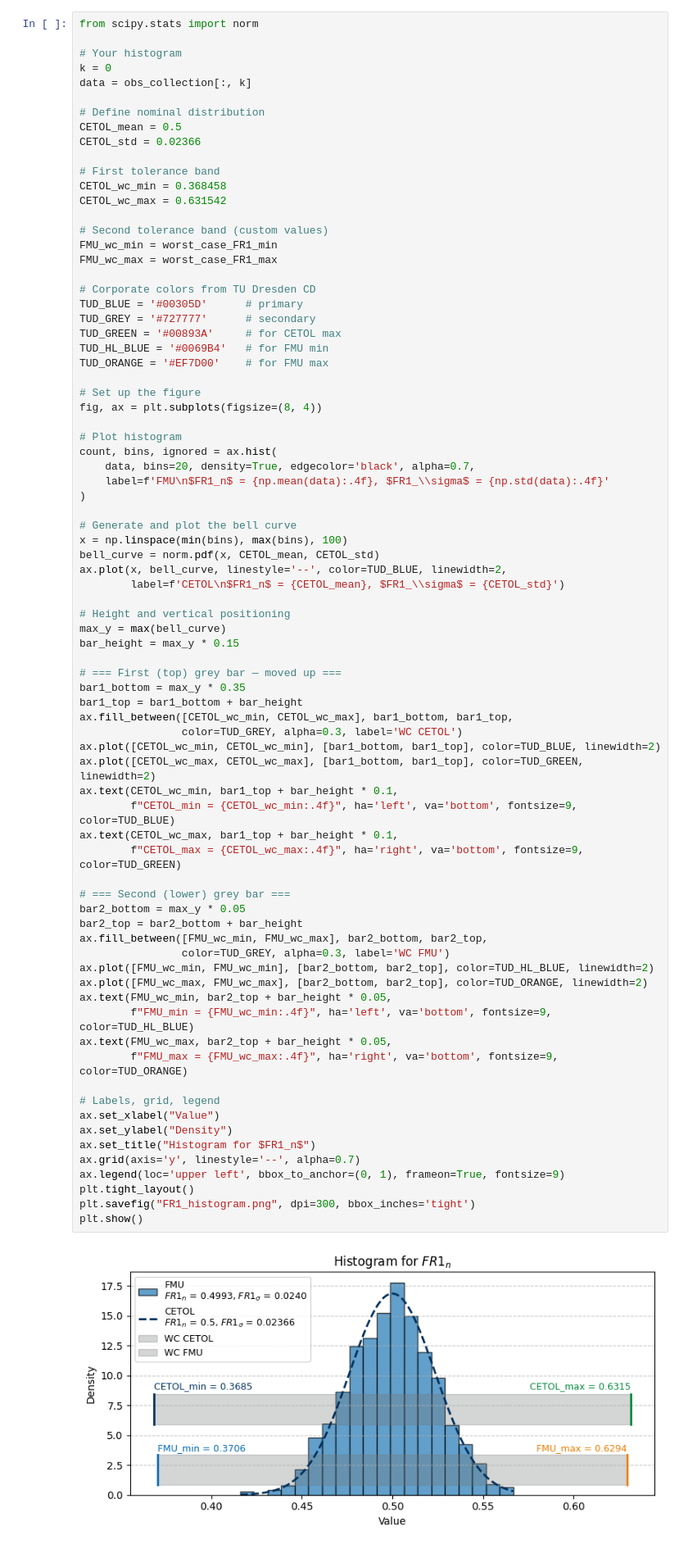
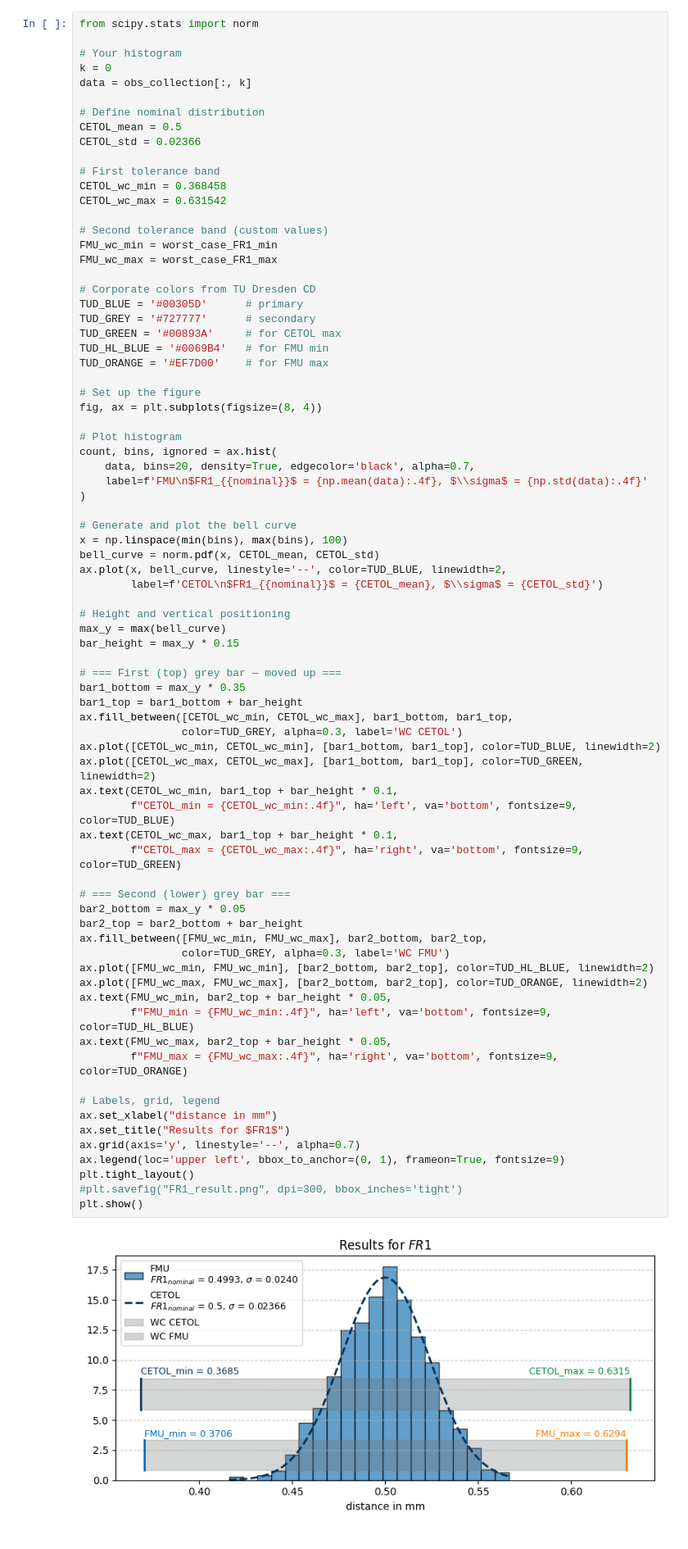
Before and after one commit to wredsen/fmugym, a Jupyter notebook: examples/geom_tolerance_source.ipynb, the cells around one changed output. Shown at 82% size. Saved outputs shown, nothing was run; the diff lists cells and outputs as text.

Commit message:
plot V1

```diff
--- a/examples/geom_tolerance_source.ipynb
+++ b/examples/geom_tolerance_source.ipynb
@@ -330,14 +327,14 @@ fig, ax = plt.subplots(figsize=(8, 4))
 # Plot histogram
 count, bins, ignored = ax.hist(
     data, bins=20, density=True, edgecolor='black', alpha=0.7,
-    label=f'FMU\n$FR1_n$ = {np.mean(data):.4f}, $FR1_\\sigma$ = {np.std(data):.4f}'
+    label=f'FMU\n$FR1_{{nominal}}$ = {np.mean(data):.4f}, $\\sigma$ = {np.std(data):.4f}'
 )
 
 # Generate and plot the bell curve
 x = np.linspace(min(bins), max(bins), 100)
 bell_curve = norm.pdf(x, CETOL_mean, CETOL_std)
 ax.plot(x, bell_curve, linestyle='--', color=TUD_BLUE, linewidth=2,
-        label=f'CETOL\n$FR1_n$ = {CETOL_mean}, $FR1_\\sigma$ = {CETOL_std}')
+        label=f'CETOL\n$FR1_{{nominal}}$ = {CETOL_mean}, $\\sigma$ = {CETOL_std}')
 
 # Height and vertical positioning
 max_y = max(bell_curve)
@@ -346,38 +343,37 @@ bar_height = max_y * 0.15
 # === First (top) grey bar — moved up ===
 bar1_bottom = max_y * 0.35
 bar1_top = bar1_bottom + bar_height
 ax.fill_between([CETOL_wc_min, CETOL_wc_max], bar1_bottom, bar1_top,
                 color=TUD_GREY, alpha=0.3, label='WC CETOL')
 ax.plot([CETOL_wc_min, CETOL_wc_min], [bar1_bottom, bar1_top], color=TUD_BLUE, linewidth=2)
 ax.plot([CETOL_wc_max, CETOL_wc_max], [bar1_bottom, bar1_top], color=TUD_GREEN, linewidth=2)
 ax.text(CETOL_wc_min, bar1_top + bar_height * 0.1,
         f"CETOL_min = {CETOL_wc_min:.4f}", ha='left', va='bottom', fontsize=9, color=TUD_BLUE)
 ax.text(CETOL_wc_max, bar1_top + bar_height * 0.1,
         f"CETOL_max = {CETOL_wc_max:.4f}", ha='right', va='bottom', fontsize=9, color=TUD_GREEN)
 
 # === Second (lower) grey bar ===
 bar2_bottom = max_y * 0.05
 bar2_top = bar2_bottom + bar_height
 ax.fill_between([FMU_wc_min, FMU_wc_max], bar2_bottom, bar2_top,
                 color=TUD_GREY, alpha=0.3, label='WC FMU')
 ax.plot([FMU_wc_min, FMU_wc_min], [bar2_bottom, bar2_top], color=TUD_HL_BLUE, linewidth=2)
 ax.plot([FMU_wc_max, FMU_wc_max], [bar2_bottom, bar2_top], color=TUD_ORANGE, linewidth=2)
 ax.text(FMU_wc_min, bar2_top + bar_height * 0.05,
         f"FMU_min = {FMU_wc_min:.4f}", ha='left', va='bottom', fontsize=9, color=TUD_HL_BLUE)
 ax.text(FMU_wc_max, bar2_top + bar_height * 0.05,
         f"FMU_max = {FMU_wc_max:.4f}", ha='right', va='bottom', fontsize=9, color=TUD_ORANGE)
 
 # Labels, grid, legend
-ax.set_xlabel("Value")
-ax.set_ylabel("Density")
-ax.set_title("Histogram for $FR1_n$")
+ax.set_xlabel("distance in mm")
+ax.set_title("Results for $FR1$")
 ax.grid(axis='y', linestyle='--', alpha=0.7)
 ax.legend(loc='upper left', bbox_to_anchor=(0, 1), frameon=True, fontsize=9)
 plt.tight_layout()
-plt.savefig("FR1_histogram.png", dpi=300, bbox_inches='tight')
+#plt.savefig("FR1_result.png", dpi=300, bbox_inches='tight')
 plt.show()
 # %% [output]
-[figure, old version]
+[figure, new version]
 # %%
 from scipy.stats import norm
 
```
Also changed, not shown: parts of 2 cells of this notebook.
